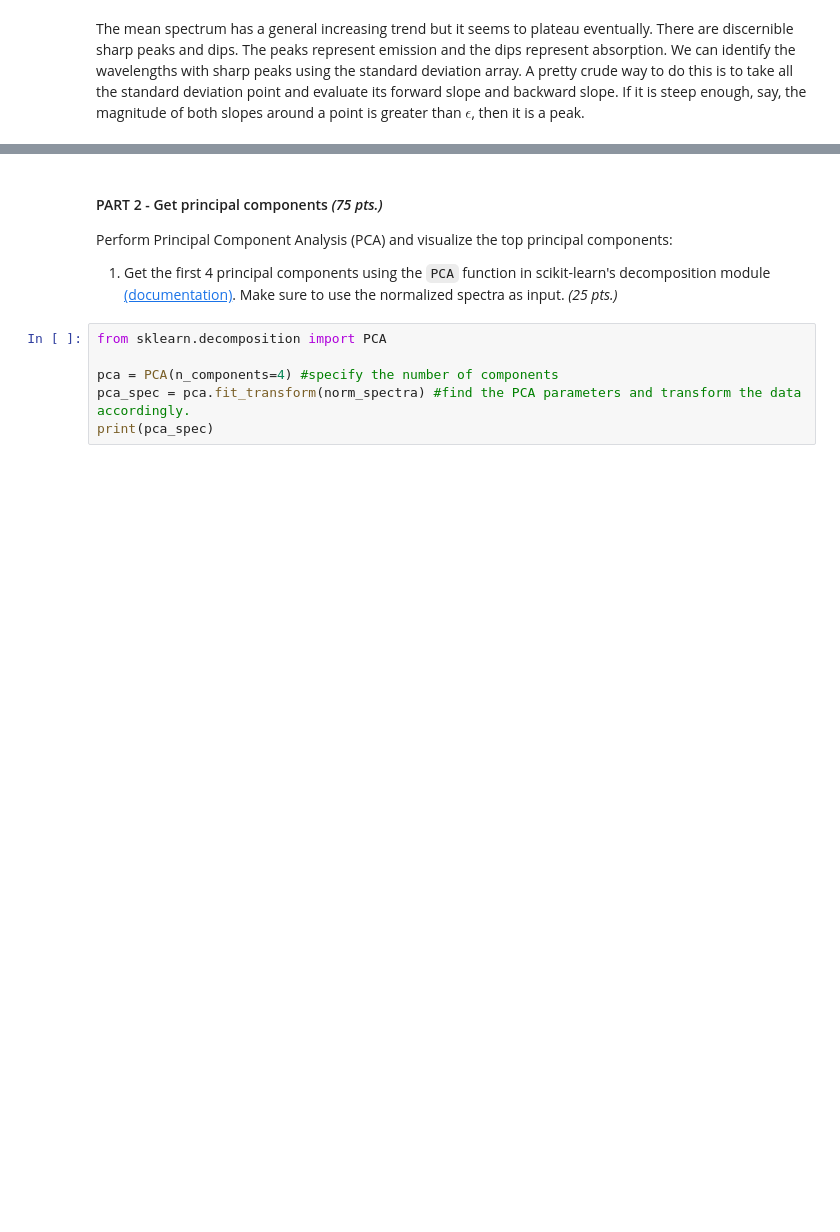
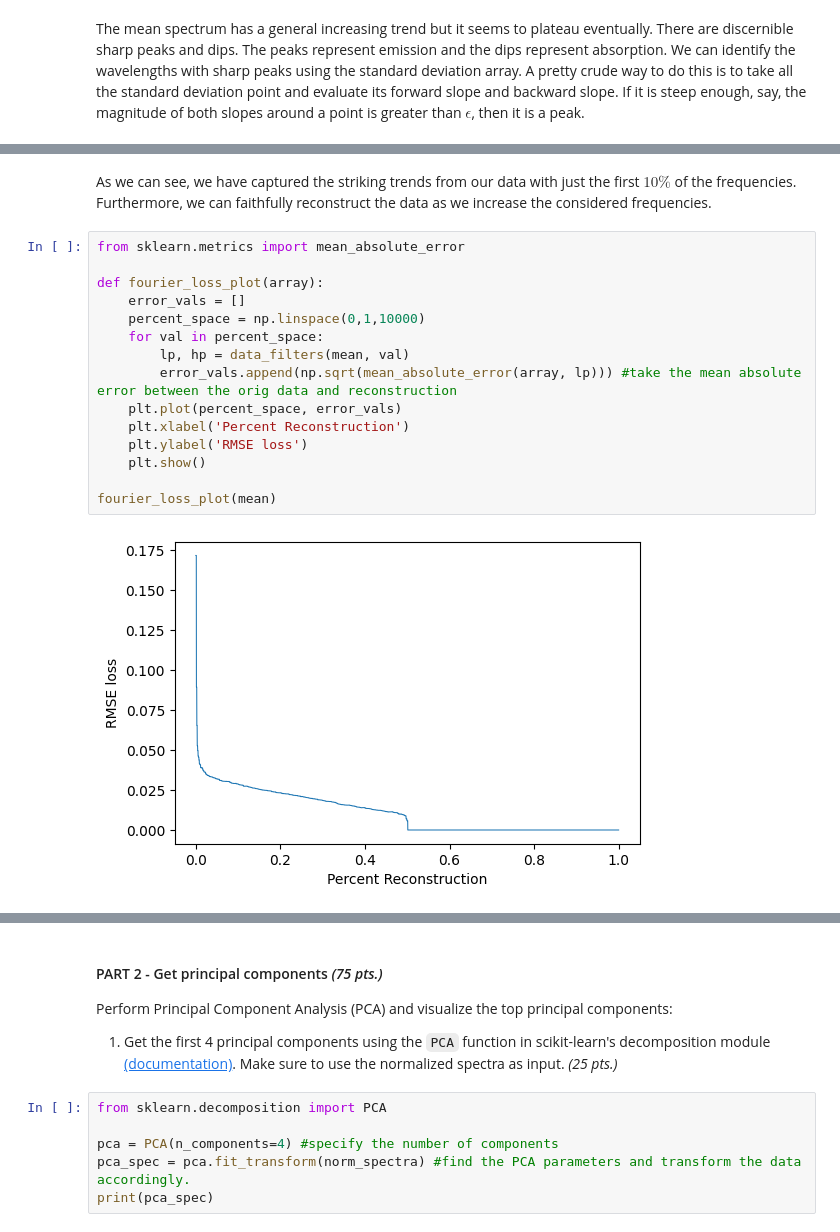
Before and after one commit to xxtofff/App_Physics_157, a Jupyter notebook: Lab Assignments/notebooks/A3 - Principal Component Analysis.ipynb, the cells around one changed output, grey strips where cells are left out. Cells and saved outputs as stored; diff of their text form; blank space fills up the shorter version.

```diff
--- a/Lab Assignments/notebooks/A3 - Principal Component Analysis.ipynb
+++ b/Lab Assignments/notebooks/A3 - Principal Component Analysis.ipynb
@@ -124,0 +148,19 @@ This plot from the documentation looks prettier :3
+# %% [markdown]
+As we can see, we have captured the striking trends from our data with just the first $10\%$ of the frequencies. Furthermore, we can faithfully reconstruct the data as we increase the considered frequencies.
+# %%
+from sklearn.metrics import mean_absolute_error
+
+def fourier_loss_plot(array):
+    error_vals = []
+    percent_space = np.linspace(0,1,10000)
+    for val in percent_space:
+        lp, hp = data_filters(mean, val)
+        error_vals.append(np.sqrt(mean_absolute_error(array, lp))) #take the mean absolute error between the orig data and reconstruction
+    plt.plot(percent_space, error_vals)
+    plt.xlabel('Percent Reconstruction')
+    plt.ylabel('RMSE loss')
+    plt.show()
+
+fourier_loss_plot(mean)
+# %% [output]
+[figure, added]
```
Also changed, not shown: parts of 14 cells of this notebook, 2 other files.
